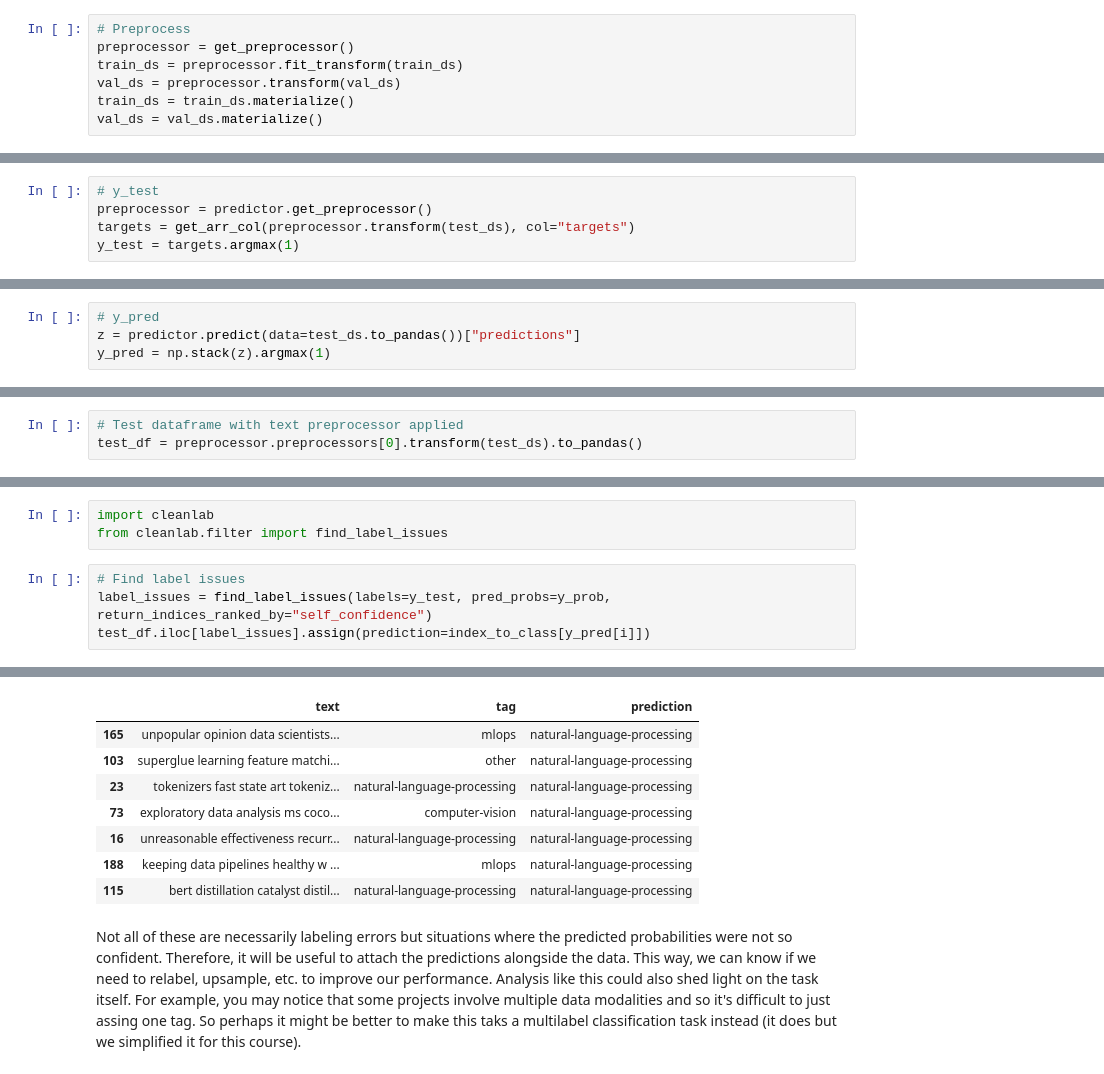
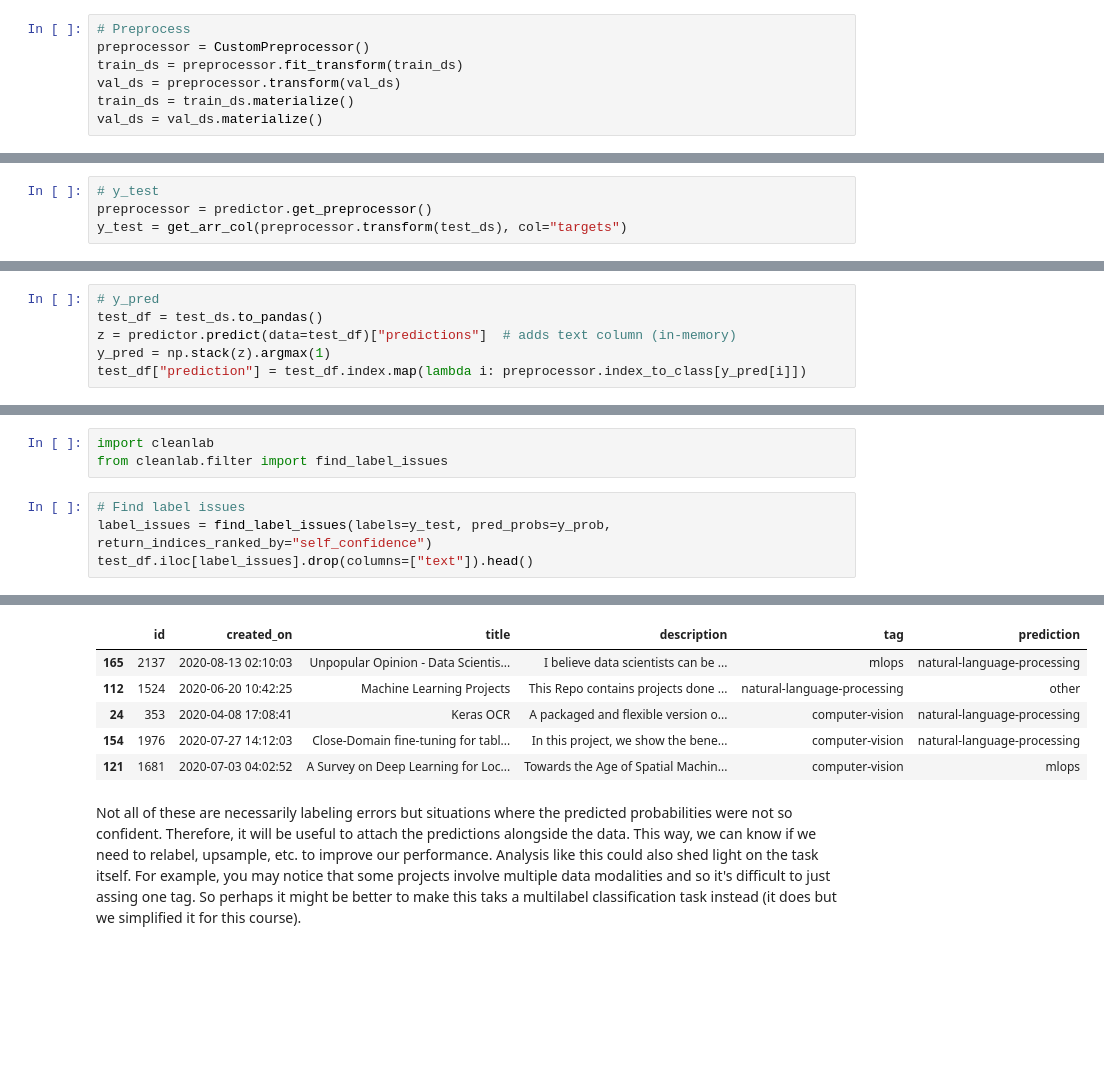
Before and after one commit to anyscale/Made-With-ML, a Jupyter notebook: notebooks/madewithml.ipynb, the cells around one changed output, grey strips where cells are left out. Saved outputs shown, nothing was run; the diff lists cells and outputs as text; blank space fills up the shorter version.

```diff
--- a/notebooks/madewithml.ipynb
+++ b/notebooks/madewithml.ipynb
@@ -1045,6 +935,6 @@ train_ds, val_ds = stratify_split(ds, stratify="tag", test_size=test_size)
 # %%
 # Preprocess
-preprocessor = get_preprocessor()
+preprocessor = CustomPreprocessor()
 train_ds = preprocessor.fit_transform(train_ds)
 val_ds = preprocessor.transform(val_ds)
 train_ds = train_ds.materialize()
@@ -1454,6 +1400,5 @@ metrics = {"overall": {}, "class": {}}
 # %%
 # y_test
 preprocessor = predictor.get_preprocessor()
-targets = get_arr_col(preprocessor.transform(test_ds), col="targets")
-y_test = targets.argmax(1)
+y_test = get_arr_col(preprocessor.transform(test_ds), col="targets")
 # %% [output]
@@ -1464,7 +1409,9 @@ y_test = targets.argmax(1)
 # %%
 # y_pred
-z = predictor.predict(data=test_ds.to_pandas())["predictions"]
+test_df = test_ds.to_pandas()
+z = predictor.predict(data=test_df)["predictions"]  # adds text column (in-memory)
 y_pred = np.stack(z).argmax(1)
+test_df["prediction"] = test_df.index.map(lambda i: preprocessor.index_to_class[y_pred[i]])
 # %%
 # y_prob
 y_prob = torch.tensor(np.stack(z)).softmax(dim=1).numpy()
@@ -1552,6 +1494,3 @@ for item in sorted_tags_by_f1.items():
 - False negatives (FN): identify the model's less performant areas to oversample later.
 
 > It's a good to have our FP/FN samples feed back into our annotation pipelines in the event we want to fix their labels and have those changes be reflected everywhere.
-# %%
-# Test dataframe with text preprocessor applied
-test_df = preprocessor.preprocessors[0].transform(test_ds).to_pandas()
@@ -1698,5 +1616,5 @@ from cleanlab.filter import find_label_issues
 # %%
 # Find label issues
 label_issues = find_label_issues(labels=y_test, pred_probs=y_prob, return_indices_ranked_by="self_confidence")
-test_df.iloc[label_issues].assign(prediction=index_to_class[y_pred[i]])
+test_df.iloc[label_issues].drop(columns=["text"]).head()
 # %% [output]
@@ -1720,11 +1638,9 @@ PC: @           0x4eee7f  (unknown)  _PyEval_EvalFrameDefault
-|  | text | tag | prediction |
-| 165 | unpopular opinion data scientists... | mlops | natural-language-processing |
-| 103 | superglue learning feature matchi... | other | natural-language-processing |
-| 23 | tokenizers fast state art tokeniz... | natural-language-processing | natural-language-processing |
-| 73 | exploratory data analysis ms coco... | computer-vision | natural-language-processing |
-| 16 | unreasonable effectiveness recurr... | natural-language-processing | natural-language-processing |
-| 188 | keeping data pipelines healthy w ... | mlops | natural-language-processing |
-| 115 | bert distillation catalyst distil... | natural-language-processing | natural-language-processing |
+|  | id | created_on | title | description | tag | prediction |
+| 165 | 2137 | 2020-08-13 02:10:03 | Unpopular Opinion - Data Scientis... | I believe data scientists can be ... | mlops | natural-language-processing |
+| 112 | 1524 | 2020-06-20 10:42:25 | Machine Learning Projects | This Repo contains projects done ... | natural-language-processing | other |
+| 24 | 353 | 2020-04-08 17:08:41 | Keras OCR | A packaged and flexible version o... | computer-vision | natural-language-processing |
+| 154 | 1976 | 2020-07-27 14:12:03 | Close-Domain fine-tuning for tabl... | In this project, we show the bene... | computer-vision | natural-language-processing |
+| 121 | 1681 | 2020-07-03 04:02:52 | A Survey on Deep Learning for Loc... | Towards the Age of Spatial Machin... | computer-vision | mlops |
 # %% [markdown]
 Not all of these are necessarily labeling errors but situations where the predicted probabilities were not so confident. Therefore, it will be useful to attach the predictions alongside the data. This way, we can know if we need to relabel, upsample, etc. to improve our performance. Analysis like this could also shed light on the task itself. For example, you may notice that some projects involve multiple data modalities and so it's difficult to just assing one tag. So perhaps it might be better to make this taks a multilabel classification task instead (it does but we simplified it for this course).
 # %% [markdown]
```
Also changed, not shown: parts of 155 cells of this notebook, 18 other files.
